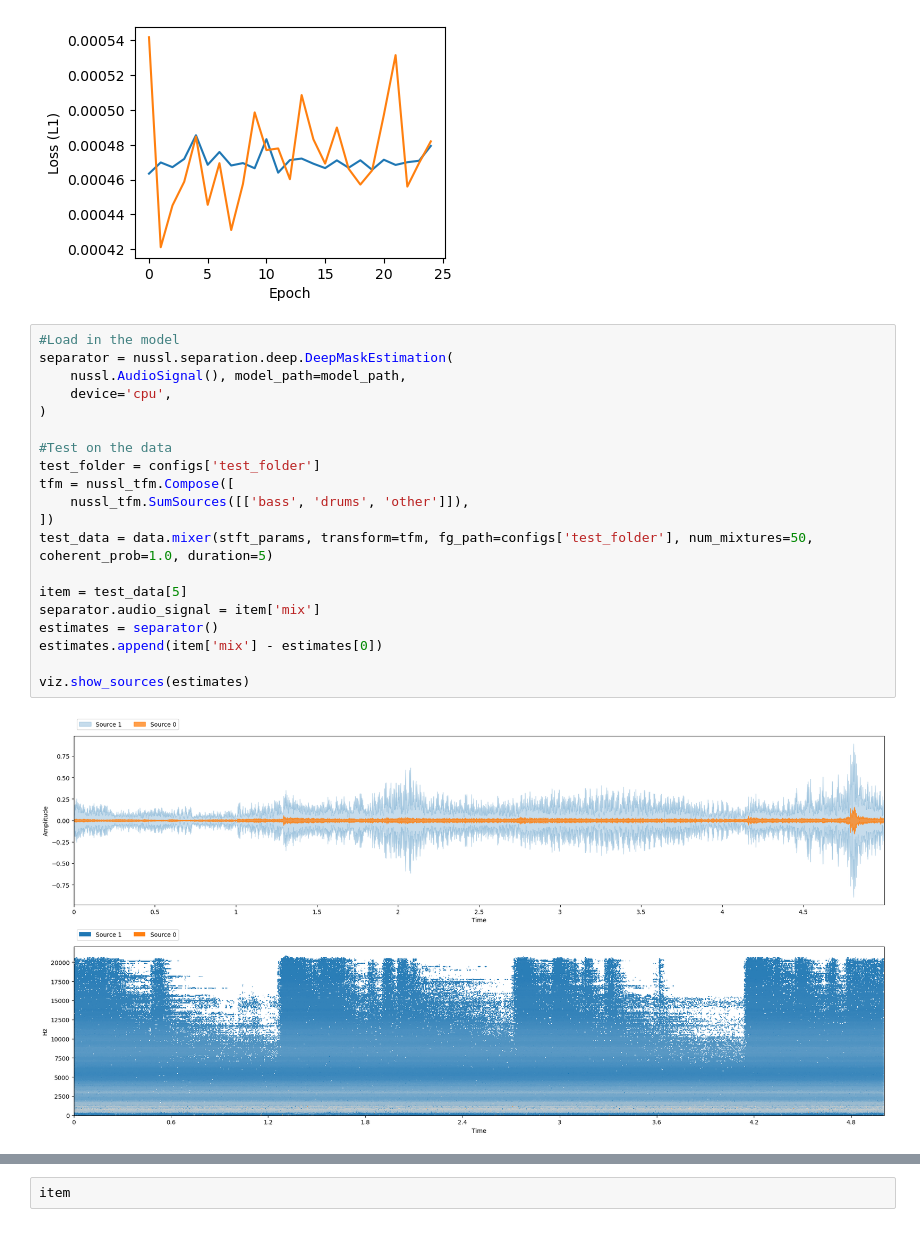
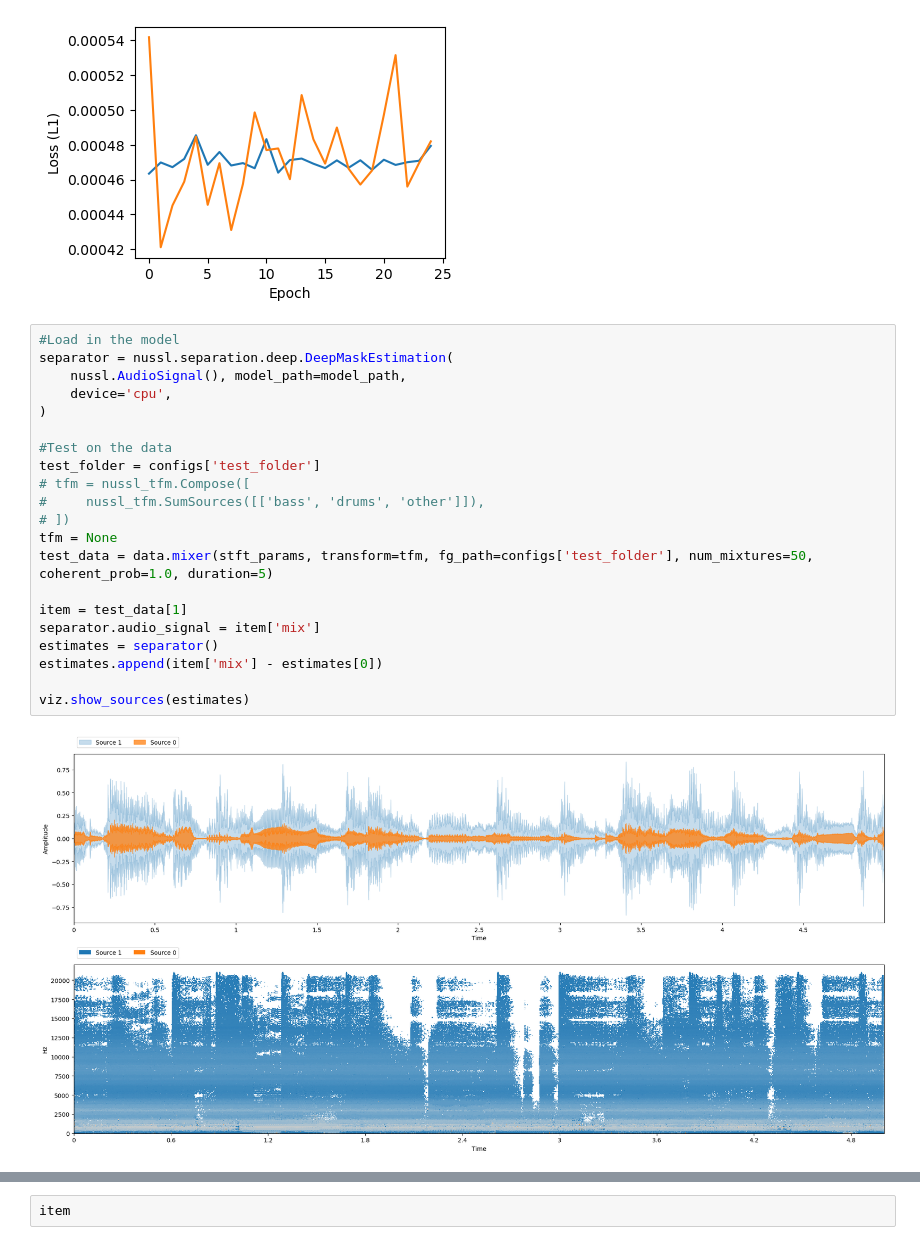
Before and after one commit to kstone40/audio_isolation, a Jupyter notebook: Evaluate_Fit_Model.ipynb, the cells around one changed output, grey strips where cells are left out. Saved outputs shown, nothing was run; the diff lists cells and outputs as text.

```diff
--- a/Evaluate_Fit_Model.ipynb
+++ b/Evaluate_Fit_Model.ipynb
@@ -80,25 +79,26 @@ Text(0.5, 0, 'Epoch')
 # %%
 #Load in the model
 separator = nussl.separation.deep.DeepMaskEstimation(
     nussl.AudioSignal(), model_path=model_path,
     device='cpu',
 )
 
 #Test on the data
 test_folder = configs['test_folder']
-tfm = nussl_tfm.Compose([
-    nussl_tfm.SumSources([['bass', 'drums', 'other']]),
-])
+# tfm = nussl_tfm.Compose([
+#     nussl_tfm.SumSources([['bass', 'drums', 'other']]),
+# ])
+tfm = None
 test_data = data.mixer(stft_params, transform=tfm, fg_path=configs['test_folder'], num_mixtures=50, coherent_prob=1.0, duration=5)
 
-item = test_data[5]
+item = test_data[1]
 separator.audio_signal = item['mix']
 estimates = separator()
 estimates.append(item['mix'] - estimates[0])
 
 viz.show_sources(estimates)
 # %% [output]
-[figure, old version]
+[figure, new version]
 [interactive output not drawn]
 # %%
 item
```
Also changed, not shown: parts of 3 cells of this notebook, 11 other files.
